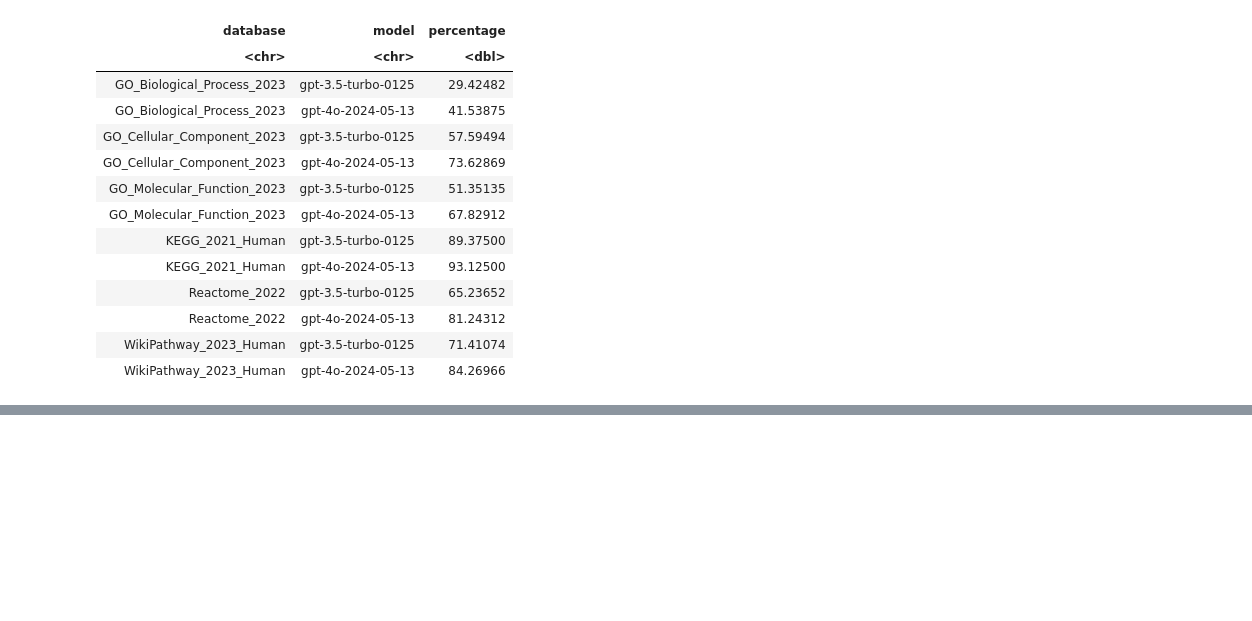
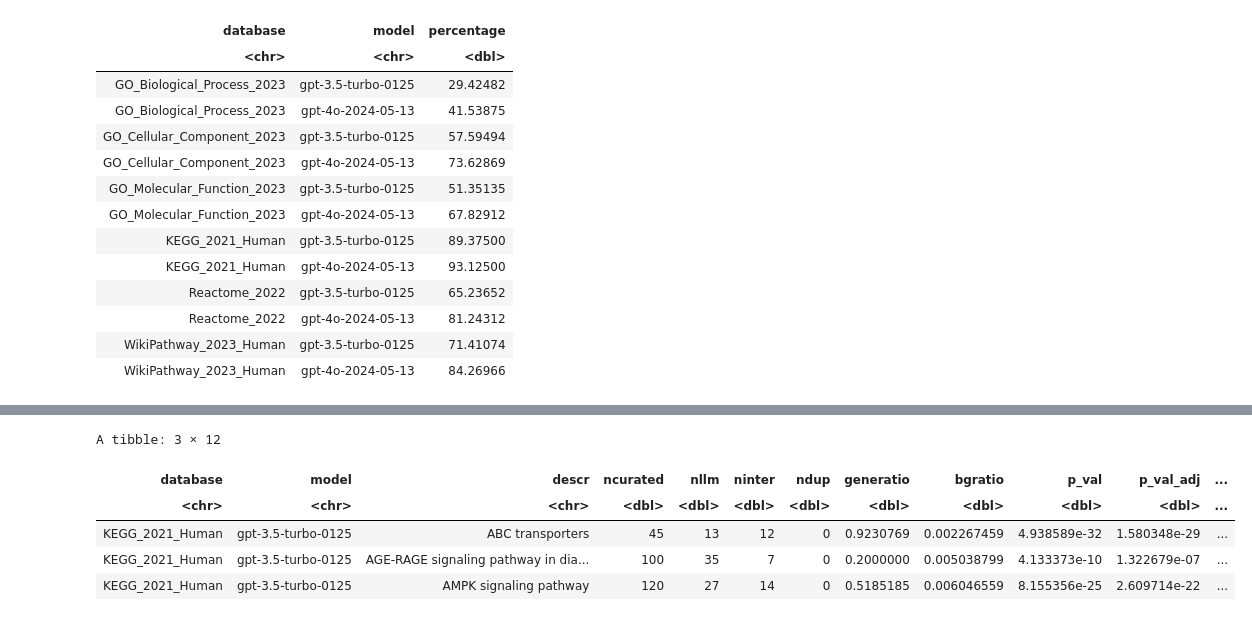
Before and after one commit to Alector-BIO/llm2geneset, a Jupyter notebook: notebooks/figures.ipynb, the cells around one changed output, grey strips where cells are left out. Saved outputs shown, nothing was run; the diff lists cells and outputs as text; code cells hidden in the pictures; blank space fills up the shorter version.

```diff
--- a/notebooks/figures.ipynb
+++ b/notebooks/figures.ipynb
@@ -209,0 +232,9 @@ ggsave("figures/4_percent_sig_compare_models.pdf", plot = p, device = "pdf", wid
+# %%
+head(df,3)
+# %% [output]
+A tibble: 3 × 12
+| database | model | descr | ncurated | nllm | ninter | ndup | generatio | bgratio | p_val | p_val_adj | ... |
+| <chr> | <chr> | <chr> | <dbl> | <dbl> | <dbl> | <dbl> | <dbl> | <dbl> | <dbl> | <dbl> | ... |
+| KEGG_2021_Human | gpt-3.5-turbo-0125 | ABC transporters | 45 | 13 | 12 | 0 | 0.9230769 | 0.002267459 | 4.938589e-32 | 1.580348e-29 | ... |
+| KEGG_2021_Human | gpt-3.5-turbo-0125 | AGE-RAGE signaling pathway in dia... | 100 | 35 | 7 | 0 | 0.2000000 | 0.005038799 | 4.133373e-10 | 1.322679e-07 | ... |
+| KEGG_2021_Human | gpt-3.5-turbo-0125 | AMPK signaling pathway | 120 | 27 | 14 | 0 | 0.5185185 | 0.006046559 | 8.155356e-25 | 2.609714e-22 | ... |
```
Also changed, not shown: parts of 7 cells of this notebook, 3 other files.
